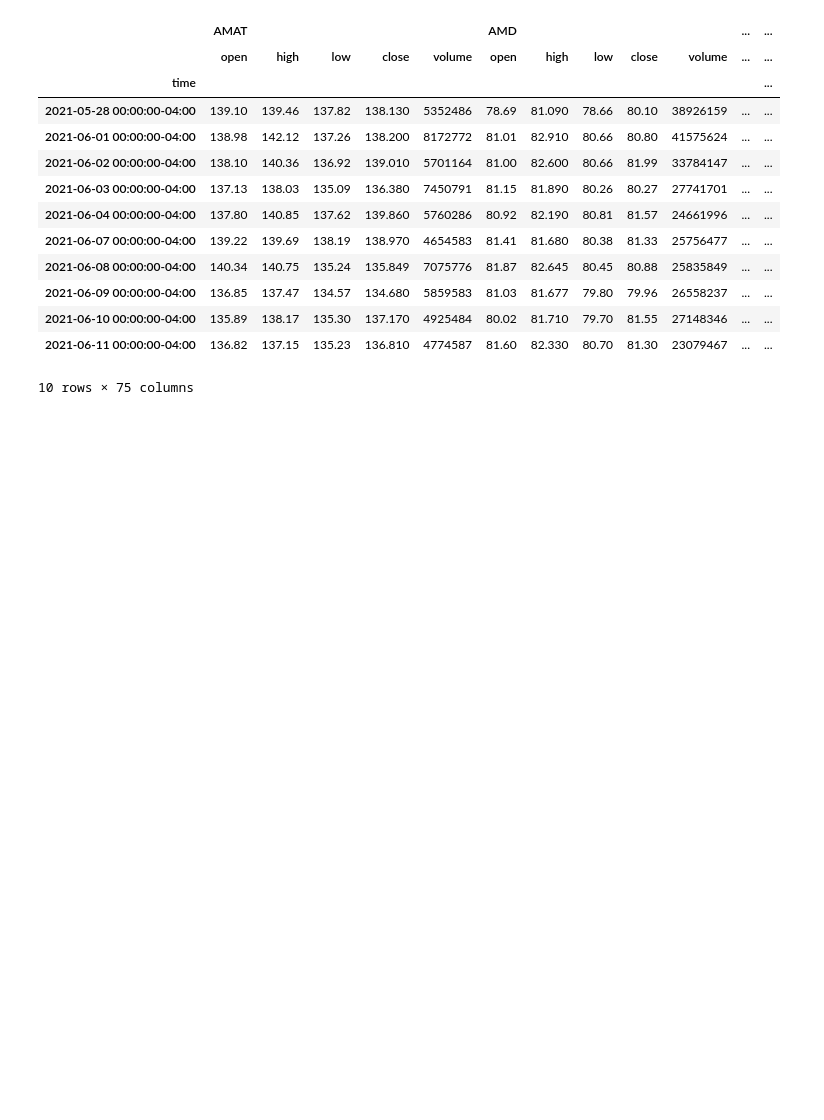
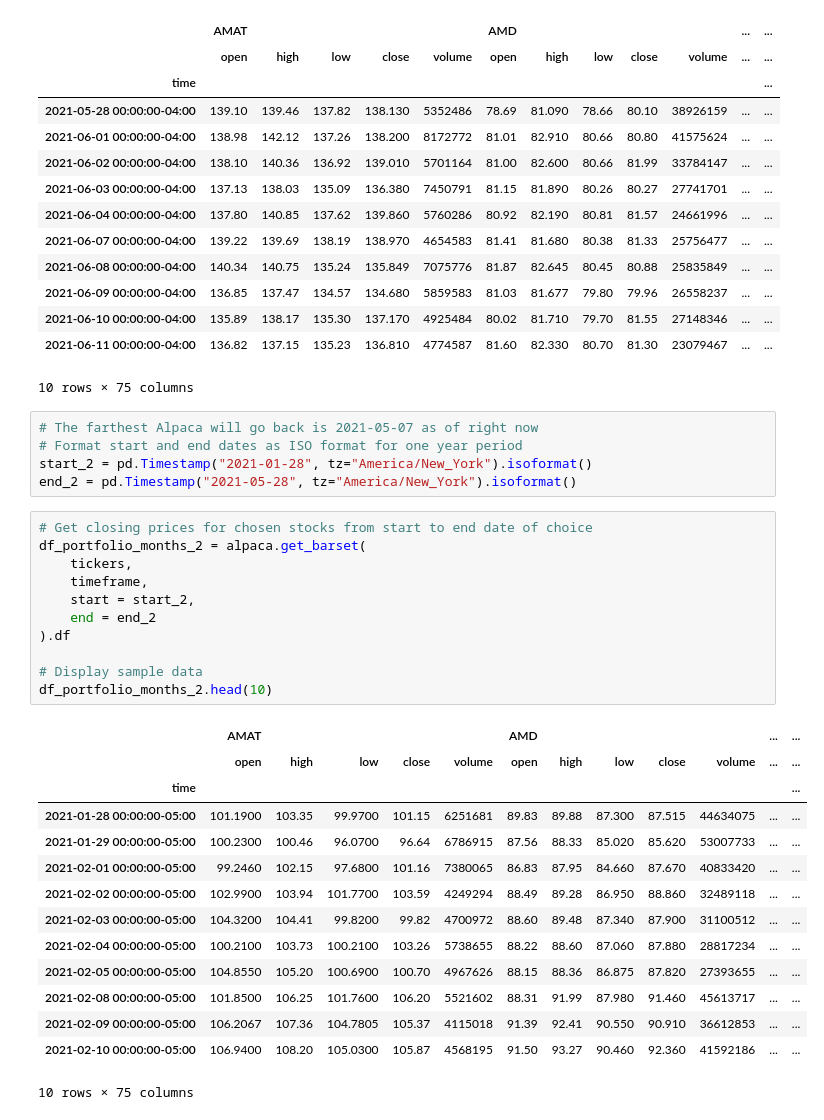
Before and after one commit to ForrestSurles/project_02, a Jupyter notebook: test_files/john_alpaca_test.ipynb, the cells around one changed output. Saved outputs shown, nothing was run; the diff lists cells and outputs as text; blank space fills up the shorter version.

Commit message:
Add Additional Four Months

```diff
--- a/test_files/john_alpaca_test.ipynb
+++ b/test_files/john_alpaca_test.ipynb
@@ -102,3 +102,34 @@ df_portfolio_months.head(10)
 | 2021-06-10 00:00:00-04:00 | 135.89 | 138.17 | 135.30 | 137.170 | 4925484 | 80.02 | 81.710 | 79.70 | 81.55 | 27148346 | ... | ... |
 | 2021-06-11 00:00:00-04:00 | 136.82 | 137.15 | 135.23 | 136.810 | 4774587 | 81.60 | 82.330 | 80.70 | 81.30 | 23079467 | ... | ... |
 10 rows × 75 columns
+# %%
+# The farthest Alpaca will go back is 2021-05-07 as of right now
+# Format start and end dates as ISO format for one year period
+start_2 = pd.Timestamp("2021-01-28", tz="America/New_York").isoformat()
+end_2 = pd.Timestamp("2021-05-28", tz="America/New_York").isoformat()
+# %%
+# Get closing prices for chosen stocks from start to end date of choice
+df_portfolio_months_2 = alpaca.get_barset(
+    tickers,
+    timeframe,
+    start = start_2,
+    end = end_2
+).df
+
+# Display sample data
+df_portfolio_months_2.head(10)
+# %% [output]
+|  | AMAT |  |  |  |  | AMD |  |  |  |  | ... | ... |
+|  | open | high | low | close | volume | open | high | low | close | volume | ... | ... |
+| time |  |  |  |  |  |  |  |  |  |  |  | ... |
+| 2021-01-28 00:00:00-05:00 | 101.1900 | 103.35 | 99.9700 | 101.15 | 6251681 | 89.83 | 89.88 | 87.300 | 87.515 | 44634075 | ... | ... |
+| 2021-01-29 00:00:00-05:00 | 100.2300 | 100.46 | 96.0700 | 96.64 | 6786915 | 87.56 | 88.33 | 85.020 | 85.620 | 53007733 | ... | ... |
+| 2021-02-01 00:00:00-05:00 | 99.2460 | 102.15 | 97.6800 | 101.16 | 7380065 | 86.83 | 87.95 | 84.660 | 87.670 | 40833420 | ... | ... |
+| 2021-02-02 00:00:00-05:00 | 102.9900 | 103.94 | 101.7700 | 103.59 | 4249294 | 88.49 | 89.28 | 86.950 | 88.860 | 32489118 | ... | ... |
+| 2021-02-03 00:00:00-05:00 | 104.3200 | 104.41 | 99.8200 | 99.82 | 4700972 | 88.60 | 89.48 | 87.340 | 87.900 | 31100512 | ... | ... |
+| 2021-02-04 00:00:00-05:00 | 100.2100 | 103.73 | 100.2100 | 103.26 | 5738655 | 88.22 | 88.60 | 87.060 | 87.880 | 28817234 | ... | ... |
+| 2021-02-05 00:00:00-05:00 | 104.8550 | 105.20 | 100.6900 | 100.70 | 4967626 | 88.15 | 88.36 | 86.875 | 87.820 | 27393655 | ... | ... |
+| 2021-02-08 00:00:00-05:00 | 101.8500 | 106.25 | 101.7600 | 106.20 | 5521602 | 88.31 | 91.99 | 87.980 | 91.460 | 45613717 | ... | ... |
+| 2021-02-09 00:00:00-05:00 | 106.2067 | 107.36 | 104.7805 | 105.37 | 4115018 | 91.39 | 92.41 | 90.550 | 90.910 | 36612853 | ... | ... |
+| 2021-02-10 00:00:00-05:00 | 106.9400 | 108.20 | 105.0300 | 105.87 | 4568195 | 91.50 | 93.27 | 90.460 | 92.360 | 41592186 | ... | ... |
+10 rows × 75 columns
```
